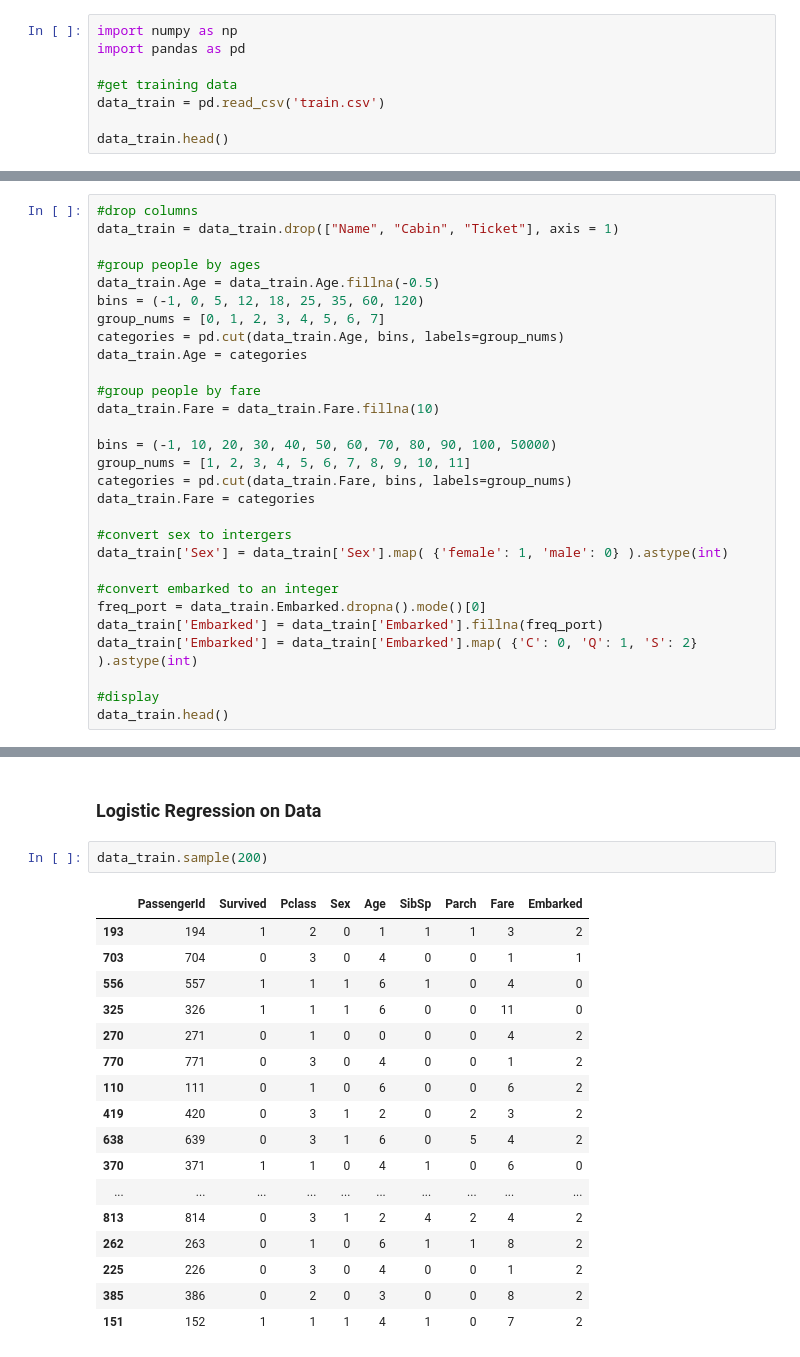
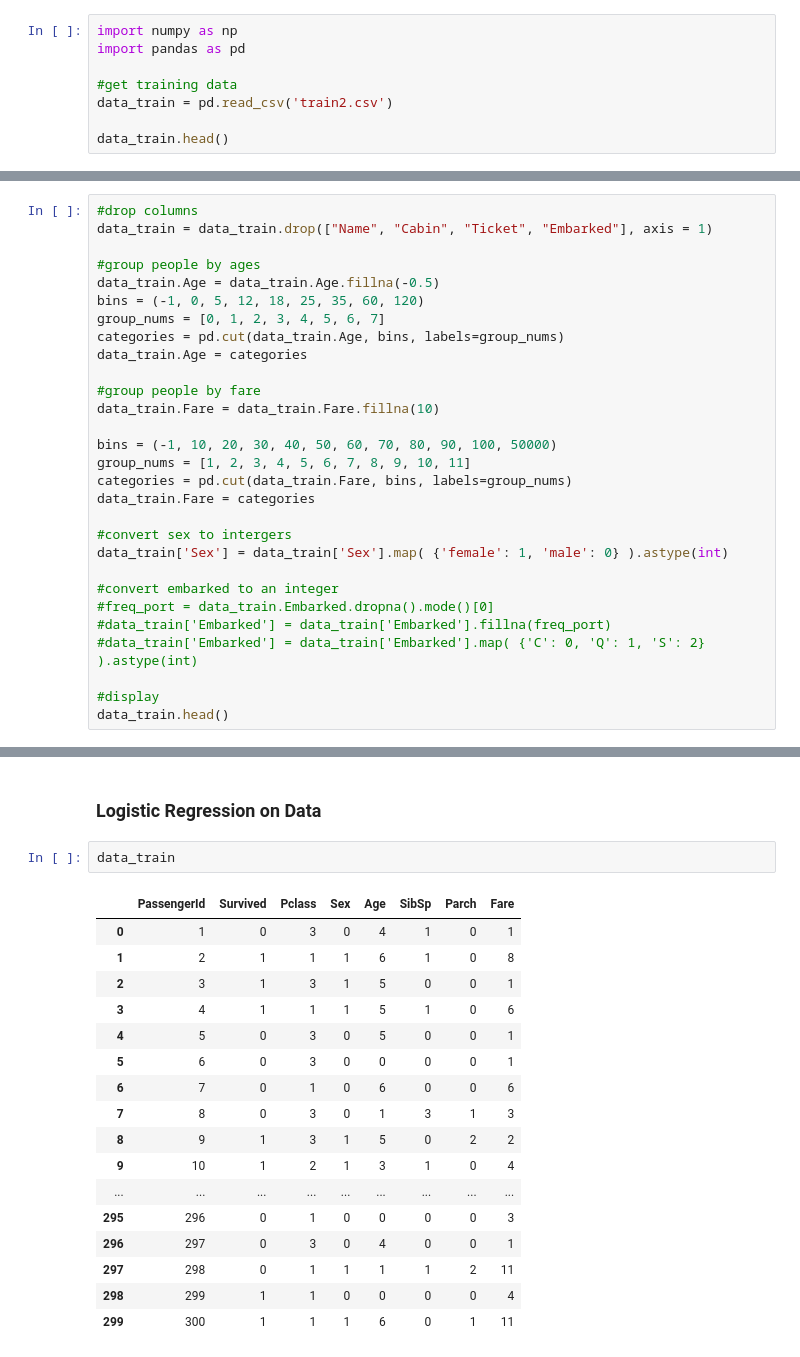
Before and after one commit to VeerpalBrar/ML-Algorithms-from-Scratch, a Jupyter notebook: Logistic Regression on Titanic Dataset.ipynb, the cells around one changed output, grey strips where cells are left out. Saved outputs shown, nothing was run; the diff lists cells and outputs as text.

```diff
--- a/Logistic Regression on Titanic Dataset.ipynb
+++ b/Logistic Regression on Titanic Dataset.ipynb
@@ -5,7 +5,7 @@ import numpy as np
 import pandas as pd
 
 #get training data
-data_train = pd.read_csv('train.csv')
+data_train = pd.read_csv('train2.csv')
 
 data_train.head()
 # %% [output]
@@ -35,7 +35,7 @@ From the kaggle website here is the meaning of each column:
 Next, we will clean up the data a bit. I will remove the name and ticket columns, convert the sex coloumn to either a 1 (male) or 0 (female). I will also put ages and fares into groups.
 # %%
 #drop columns
-data_train = data_train.drop(["Name", "Cabin", "Ticket"], axis = 1)
+data_train = data_train.drop(["Name", "Cabin", "Ticket", "Embarked"], axis = 1)
 
 #group people by ages
 data_train.Age = data_train.Age.fillna(-0.5)
@@ -56,9 +56,9 @@ data_train.Fare = categories
 data_train['Sex'] = data_train['Sex'].map( {'female': 1, 'male': 0} ).astype(int)
 
 #convert embarked to an integer
-freq_port = data_train.Embarked.dropna().mode()[0]
-data_train['Embarked'] = data_train['Embarked'].fillna(freq_port)
-data_train['Embarked'] = data_train['Embarked'].map( {'C': 0, 'Q': 1, 'S': 2} ).astype(int)
+#freq_port = data_train.Embarked.dropna().mode()[0]
+#data_train['Embarked'] = data_train['Embarked'].fillna(freq_port)
+#data_train['Embarked'] = data_train['Embarked'].map( {'C': 0, 'Q': 1, 'S': 2} ).astype(int)
 
 #display
 data_train.head()
@@ -76,22 +105,22 @@ For the fare column, the person had a fare up to but less then x*10, where x is
 # %% [markdown]
 ### Logistic Regression on Data
 # %%
-data_train.sample(200)
+data_train
 # %% [output]
-|  | PassengerId | Survived | Pclass | Sex | Age | SibSp | Parch | Fare | Embarked |
-| 193 | 194 | 1 | 2 | 0 | 1 | 1 | 1 | 3 | 2 |
-| 703 | 704 | 0 | 3 | 0 | 4 | 0 | 0 | 1 | 1 |
-| 556 | 557 | 1 | 1 | 1 | 6 | 1 | 0 | 4 | 0 |
-| 325 | 326 | 1 | 1 | 1 | 6 | 0 | 0 | 11 | 0 |
-| 270 | 271 | 0 | 1 | 0 | 0 | 0 | 0 | 4 | 2 |
-| 770 | 771 | 0 | 3 | 0 | 4 | 0 | 0 | 1 | 2 |
-| 110 | 111 | 0 | 1 | 0 | 6 | 0 | 0 | 6 | 2 |
-| 419 | 420 | 0 | 3 | 1 | 2 | 0 | 2 | 3 | 2 |
-| 638 | 639 | 0 | 3 | 1 | 6 | 0 | 5 | 4 | 2 |
-| 370 | 371 | 1 | 1 | 0 | 4 | 1 | 0 | 6 | 0 |
-| ... | ... | ... | ... | ... | ... | ... | ... | ... | ... |
-| 813 | 814 | 0 | 3 | 1 | 2 | 4 | 2 | 4 | 2 |
-| 262 | 263 | 0 | 1 | 0 | 6 | 1 | 1 | 8 | 2 |
-| 225 | 226 | 0 | 3 | 0 | 4 | 0 | 0 | 1 | 2 |
-| 385 | 386 | 0 | 2 | 0 | 3 | 0 | 0 | 8 | 2 |
-| 151 | 152 | 1 | 1 | 1 | 4 | 1 | 0 | 7 | 2 |
+|  | PassengerId | Survived | Pclass | Sex | Age | SibSp | Parch | Fare |
+| 0 | 1 | 0 | 3 | 0 | 4 | 1 | 0 | 1 |
+| 1 | 2 | 1 | 1 | 1 | 6 | 1 | 0 | 8 |
+| 2 | 3 | 1 | 3 | 1 | 5 | 0 | 0 | 1 |
+| 3 | 4 | 1 | 1 | 1 | 5 | 1 | 0 | 6 |
+| 4 | 5 | 0 | 3 | 0 | 5 | 0 | 0 | 1 |
+| 5 | 6 | 0 | 3 | 0 | 0 | 0 | 0 | 1 |
+| 6 | 7 | 0 | 1 | 0 | 6 | 0 | 0 | 6 |
+| 7 | 8 | 0 | 3 | 0 | 1 | 3 | 1 | 3 |
+| 8 | 9 | 1 | 3 | 1 | 5 | 0 | 2 | 2 |
+| 9 | 10 | 1 | 2 | 1 | 3 | 1 | 0 | 4 |
+| ... | ... | ... | ... | ... | ... | ... | ... | ... |
+| 295 | 296 | 0 | 1 | 0 | 0 | 0 | 0 | 3 |
+| 296 | 297 | 0 | 3 | 0 | 4 | 0 | 0 | 1 |
+| 297 | 298 | 0 | 1 | 1 | 1 | 1 | 2 | 11 |
+| 298 | 299 | 1 | 1 | 0 | 0 | 0 | 0 | 4 |
+| 299 | 300 | 1 | 1 | 1 | 6 | 0 | 1 | 11 |
```
Also changed, not shown: parts of 18 cells of this notebook.
